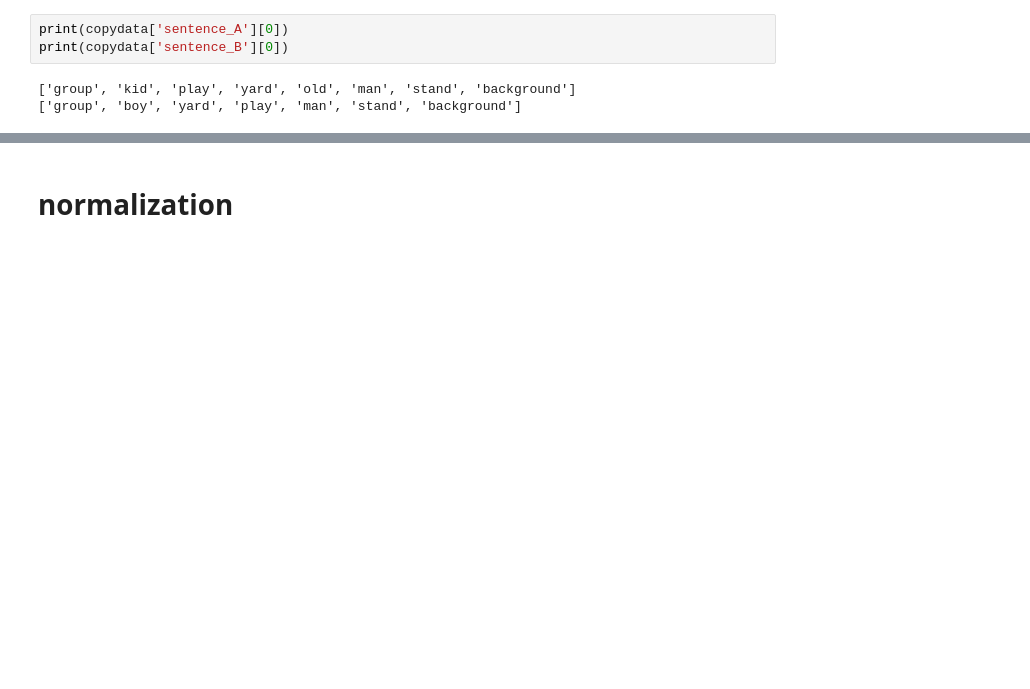
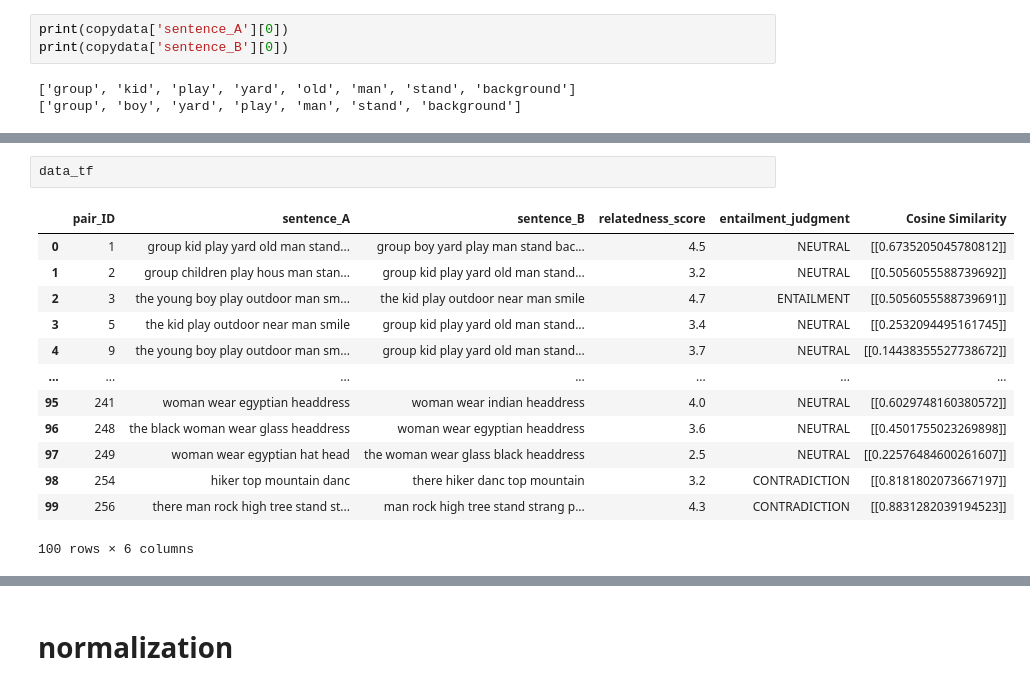
Before and after one commit to laras310/NLP, a Jupyter notebook: model.ipynb, the cells around one changed output, grey strips where cells are left out. Cells and saved outputs as stored; diff of their text form; blank space fills up the shorter version.

```diff
--- a/model.ipynb
+++ b/model.ipynb
@@ -398 +328,17 @@ all_data['Tf-idf Similarity']=data_tf['Similarity']
+# %%
+data_tf
+# %% [output]
+|  | pair_ID | sentence_A | sentence_B | relatedness_score | entailment_judgment | Cosine Similarity |
+| 0 | 1 | group kid play yard old man stand... | group boy yard play man stand bac... | 4.5 | NEUTRAL | [[0.6735205045780812]] |
+| 1 | 2 | group children play hous man stan... | group kid play yard old man stand... | 3.2 | NEUTRAL | [[0.5056055588739692]] |
+| 2 | 3 | the young boy play outdoor man sm... | the kid play outdoor near man smile | 4.7 | ENTAILMENT | [[0.5056055588739691]] |
+| 3 | 5 | the kid play outdoor near man smile | group kid play yard old man stand... | 3.4 | NEUTRAL | [[0.2532094495161745]] |
+| 4 | 9 | the young boy play outdoor man sm... | group kid play yard old man stand... | 3.7 | NEUTRAL | [[0.14438355527738672]] |
+| ... | ... | ... | ... | ... | ... | ... |
+| 95 | 241 | woman wear egyptian headdress | woman wear indian headdress | 4.0 | NEUTRAL | [[0.6029748160380572]] |
+| 96 | 248 | the black woman wear glass headdress | woman wear egyptian headdress | 3.6 | NEUTRAL | [[0.4501755023269898]] |
+| 97 | 249 | woman wear egyptian hat head | the woman wear glass black headdress | 2.5 | NEUTRAL | [[0.22576484600261607]] |
+| 98 | 254 | hiker top mountain danc | there hiker danc top mountain | 3.2 | CONTRADICTION | [[0.8181802073667197]] |
+| 99 | 256 | there man rock high tree stand st... | man rock high tree stand strang p... | 4.3 | CONTRADICTION | [[0.8831282039194523]] |
+100 rows × 6 columns
 # %%
```
Also changed, not shown: parts of 18 cells of this notebook.
